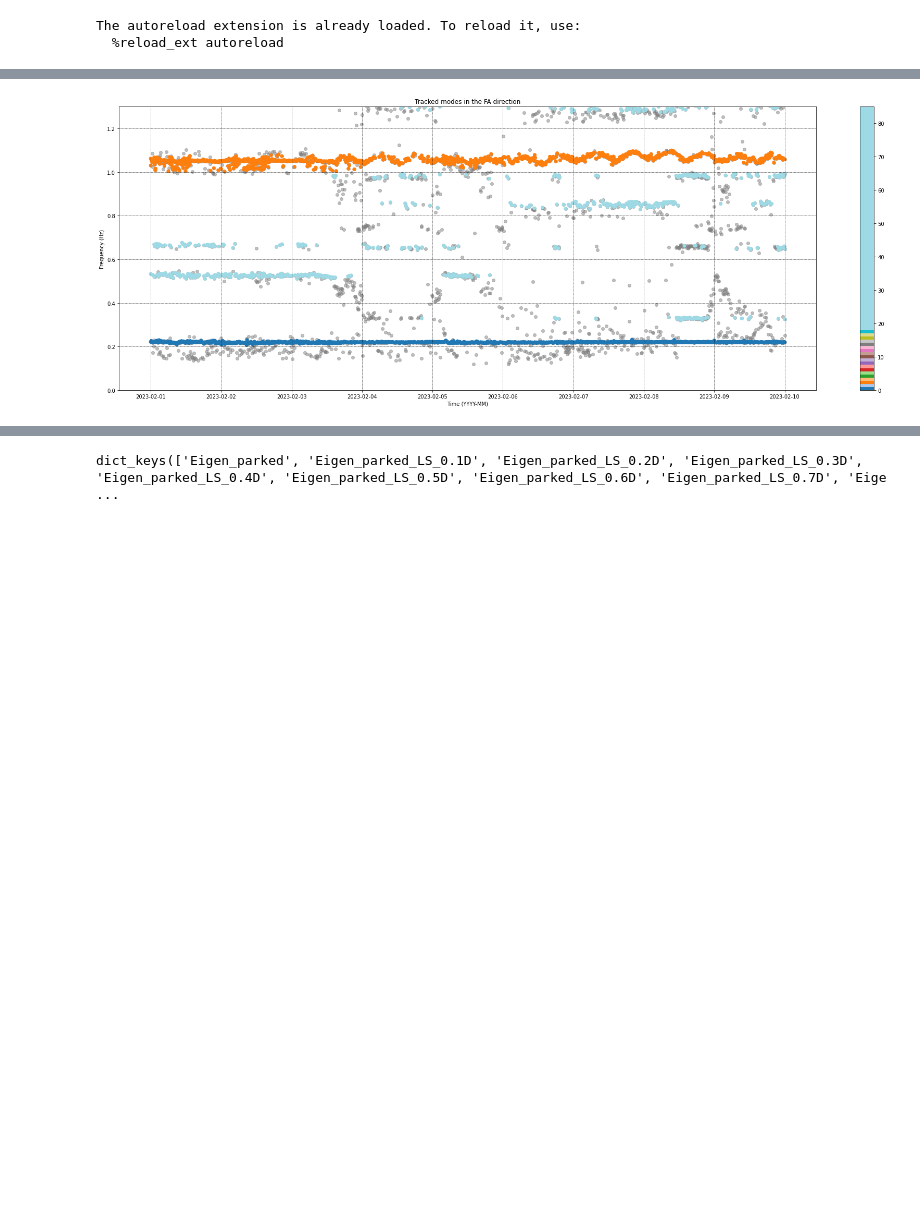
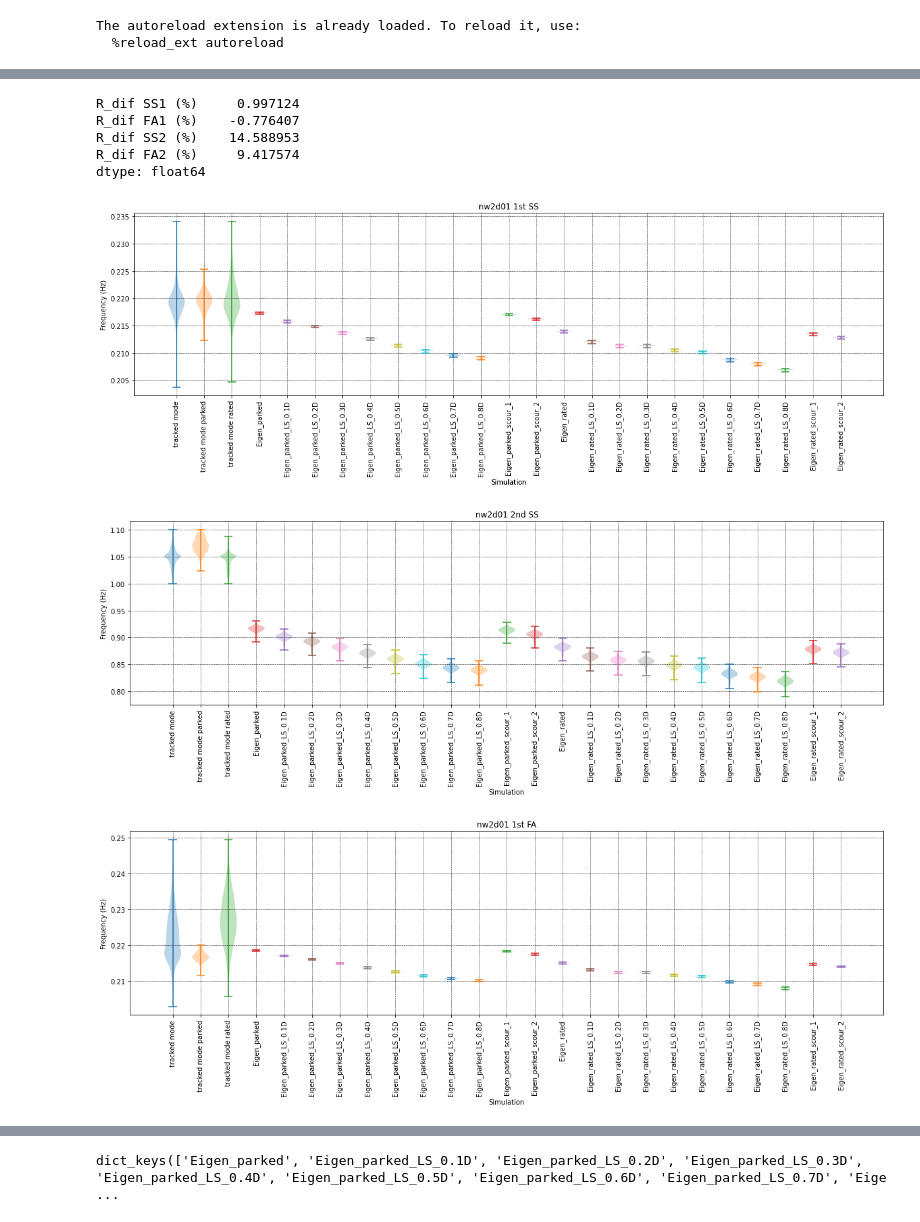
Before and after one commit to WEILMAX/oma_tracking, a Jupyter notebook: notebooks/scouring_analysis/mw1_nw2d01_scour.ipynb, the cells around one changed output, grey strips where cells are left out. Cells and saved outputs as stored; diff of their text form; code cells hidden in the pictures; blank space fills up the shorter version.

```diff
--- a/notebooks/scouring_analysis/mw1_nw2d01_scour.ipynb
+++ b/notebooks/scouring_analysis/mw1_nw2d01_scour.ipynb
@@ -26,15 +28,20 @@ from oma_tracking.data.utils import get_rated_data, get_parked_data
 start =  datetime.datetime(2022,11,1,tzinfo=utc)
 stop  = datetime.datetime(2023,3,1,tzinfo=utc)
 location = 'nw2d01'
+name_location = 'NW2_D01'
+
+# Data Paths
 data_path = "../../data/nw2/raw/nw2d01_" + start.strftime("%Y%m%d") + "_" + stop.strftime("%Y%m%d") + ".parquet"
+mvbc_path = "../../data/nw2/mvbc_data.parquet"
+tracked_frequencies_path = "../../data/nw2/tracked_modes/" + location + ".parquet"
+simulations_data_path = "../../data/nw2/simulations/" + location + "/"
+simulations_data_path
 
-save = False
-load = True
 
-if save:
-    dsg = DatasetGetter(start, stop, location)
-    dsg.get_longterm_data()
-    dsg.save_data(data_path)
-
-if load:
-    data = pd.read_parquet(data_path)
+# Get all the data
+data = pd.read_parquet(data_path)
+mvbc_data = pd.read_parquet(mvbc_path)
+tracked_frequencies = pd.read_parquet(tracked_frequencies_path)
+simulation_data = read_simulations_csv_files(simulations_data_path + "eigen_frequencies/")
+simulation_shifts = read_simulations_csv_files(simulations_data_path + "mean_shifts/")
+simulation_errors = pd.read_csv(simulations_data_path + "errors/Errors_No_scour.csv", index_col=0)
@@ -143,18 +47,0 @@ SS2 = clustered_modes[clustered_modes.labels == 2]
-# %%
-start = datetime.datetime(2023,2,1,tzinfo=utc)
-end = datetime.datetime(2023,2,10,tzinfo=utc)
-fig = plt.figure(figsize = (30,10))
-
-plt.scatter(culstering_data.loc[start:end].index, culstering_data.loc[start:end]['frequency'], alpha=0.5, color='grey')
-
-plt.scatter(clustered_modes.loc[start:end].index, clustered_modes.loc[start:end]['frequency'], c=clustered_modes.loc[start:end]['labels'], cmap = cmap)
-plt.grid(True, color='k', linestyle='--', linewidth=0.5)
-
-cbar = plt.colorbar()
-plt.xlabel('Time (YYYY-MM)')
-plt.ylabel('Frequency (Hz)')
-plt.title('Tracked modes in the FA direction')
-plt.ylim(0, 1.3)
-plt.show()
-# %% [output]
-[figure, removed]
@@ -172,3 +47,0 @@ def read_csv_files(folder_path):
-# %%
-simulations_data_path = "../../data/nw2/simulations/" + location + "/"
-simulation_data = read_csv_files(simulations_data_path)
@@ -174,0 +85,24 @@ simulation_data = read_csv_files(simulations_data_path)
+# %%
+simulation_data['Errors_No_scour'].mean()
+# %% [output]
+R_dif SS1 (%)     0.997124
+R_dif FA1 (%)    -0.776407
+R_dif SS2 (%)    14.588953
+R_dif FA2 (%)     9.417574
+dtype: float64
+# %%
+from oma_tracking.visualization.simulation_data_plots import draw_modal_frequency_violinplots, draw_modal_frequency_boxplots
+parked_data = get_parked_data(data)
+rated_data = get_rated_data(data)
+for mode in tracked_modes.columns:
+    draw_modal_frequency_violinplots(
+        simulation_data,
+        tracked_modes,
+        parked_data,
+        rated_data,
+        location,
+        mode)
+# %% [output]
+[figure, added]
+[figure, added]
+[figure, added]
```
Also changed, not shown: parts of 29 cells of this notebook, 4 other files.
